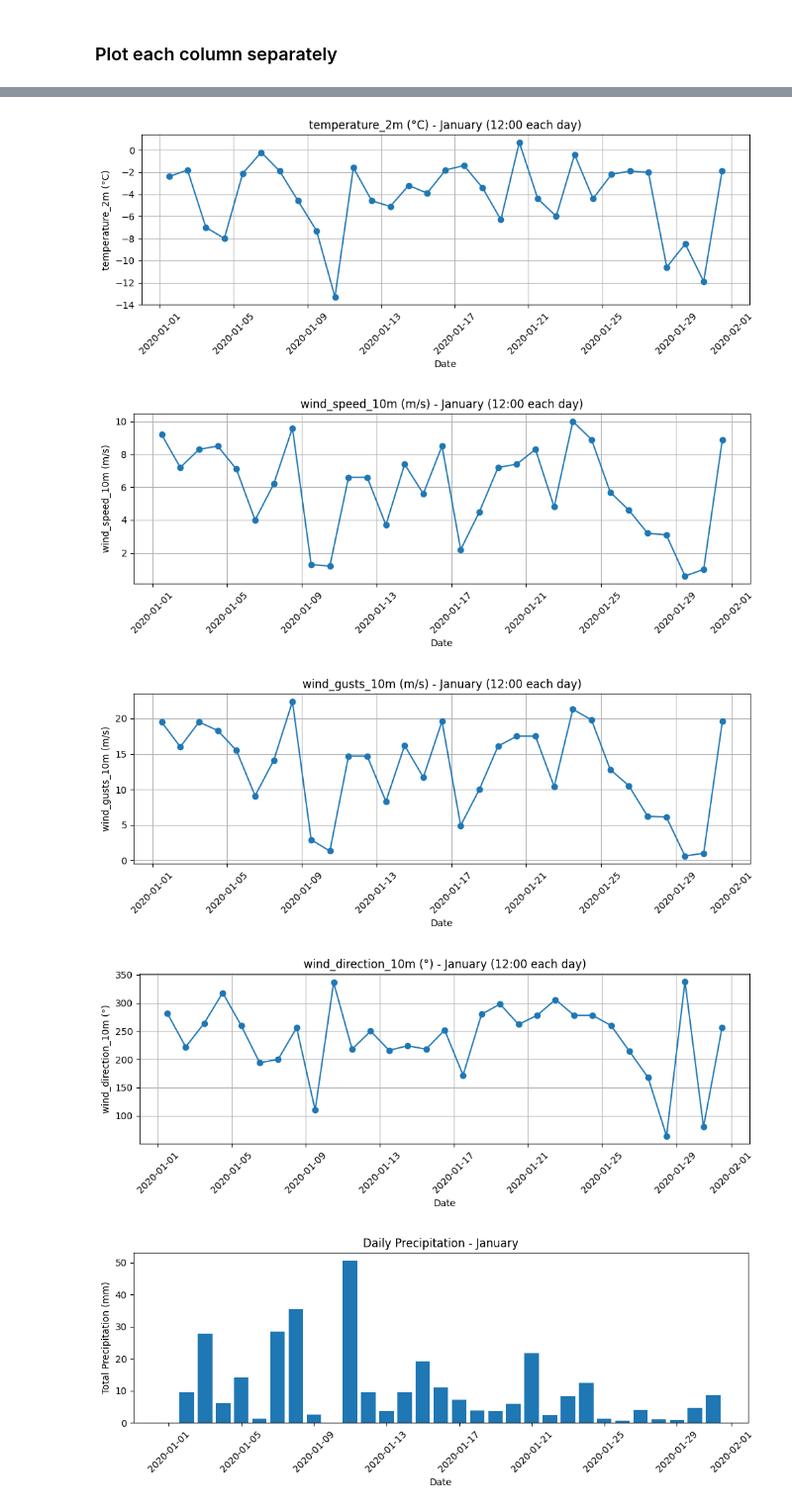
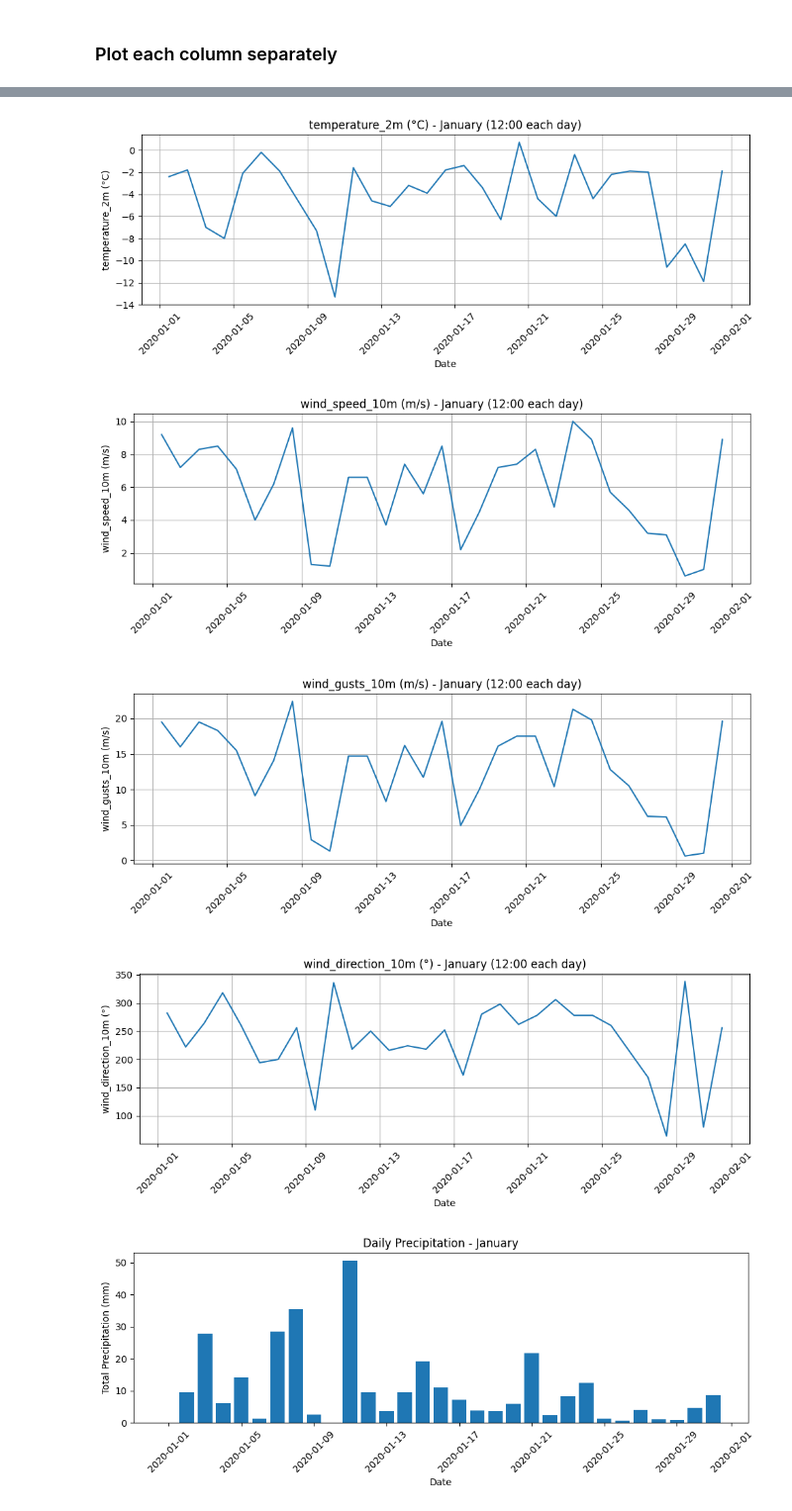
Before and after one commit to sarahorte/ind320project, a Jupyter notebook: project.ipynb, the cells around one changed output, grey strips where cells are left out. Shown at 99% size. Cells and saved outputs as stored; diff of their text form; code cells hidden in the pictures.

```diff
--- a/project.ipynb
+++ b/project.ipynb
@@ -98,22 +105,22 @@ df_jan_noon.head()
 # %%
 import matplotlib.pyplot as plt
 x = df_jan_noon['time']  # x-axis (only one per day now)
 
 for col in data_columns:
     plt.figure(figsize=(10,4))
-    plt.plot(x, df_jan_noon[col], marker='o')
+    plt.plot(x, df_jan_noon[col])
     plt.title(f"{col} - January (12:00 each day)")
     plt.xlabel("Date")
     plt.ylabel(col)
     plt.xticks(rotation=45)
     plt.grid(True)
     plt.tight_layout()
     plt.show()
 # %% [output]
-[figure, old version]
+[figure, new version]
-[figure, old version]
+[figure, new version]
-[figure, old version]
+[figure, new version]
-[figure, old version]
+[figure, new version]
 # %%
 # Plot total daily precipitation for January as a bar chart
 plt.figure(figsize=(10,4))
```
Also changed, not shown: parts of 6 cells of this notebook, 1 other file.
